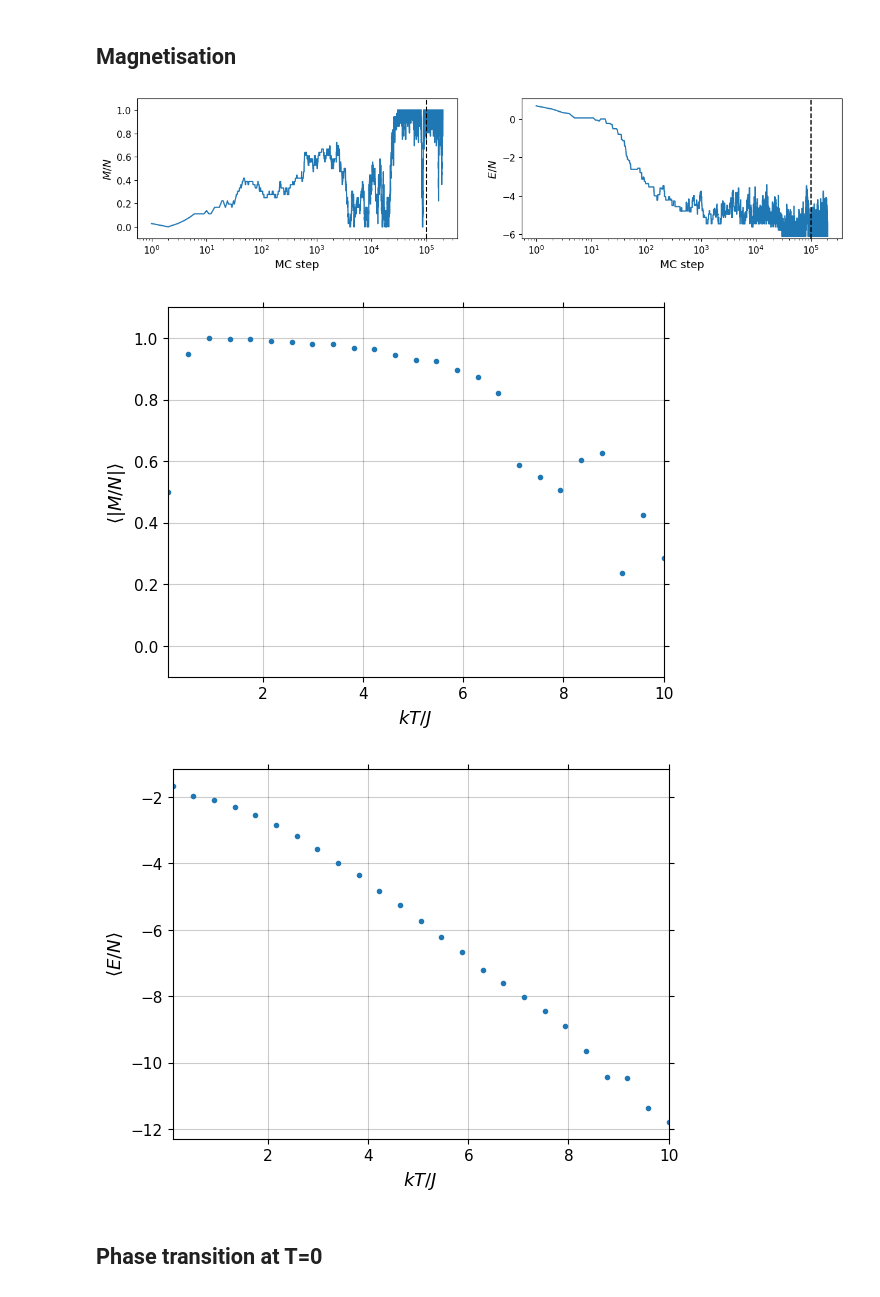
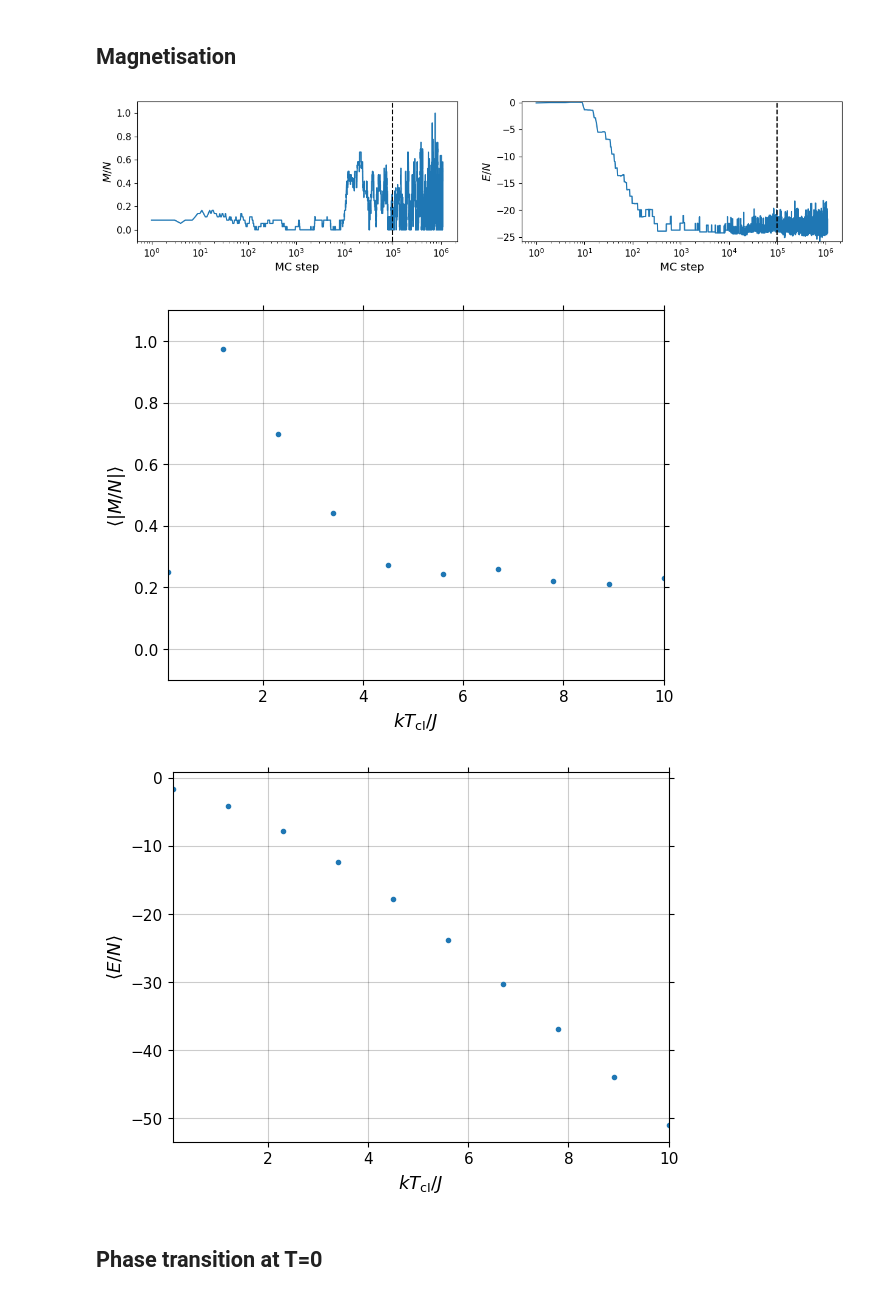
Before and after one commit to MathieuFerey/Transerve-Ising-Model, a Jupyter notebook: Transverse_Ising.ipynb, the cells around one changed output. Cells and saved outputs as stored; diff of their text form; code cells hidden in the pictures.

```diff
--- a/Transverse_Ising.ipynb
+++ b/Transverse_Ising.ipynb
@@ -122,38 +119,38 @@ print(E,E2)
 # %%
 Nx, Ny, Nz = 3, 3, 8 # size of the lattice
 J = 1
 Gamma = 1
 
 Neq = 100000 # number of MC steps for equilibrium
-Nsteps = 100000 # number of MC sample for average
+Nsteps = 1000000 # number of MC sample for average
 
 
-T = np.linspace(0.1,10,25)
+T = np.linspace(0.1,10,10)
 
 M = np.zeros(len(T))
 E = np.zeros(len(T))
 
 
 for i in tqdm(range(len(T))) :
     t = T[i]
     plot_MC = False
     if i == len(T)//2 : plot_MC = True
     Mt,Et = MC_configurations(Nx,Ny,Nz,J,Gamma,1/t,Neq,Nsteps,plot_MC=plot_MC)
     M[i] = np.sum(Mt)/Nsteps
     E[i] = np.sum(Et)/Nsteps
 
 
 create_plot(r'$kT_\mathrm{cl}/J$',r'$\langle |M/N|\rangle$',[T[0]/J,T[-1]/J],ylim=[-0.1,1.1])
 plt.plot(T/J,M/(Nx*Ny*Nz),'.')
 
 create_plot(r'$kT_\mathrm{cl}/J$',r'$\langle E/N\rangle$',[T[0]/J,T[-1]/J])
 plt.plot(T/J,E/(Nx*Ny*Nz),'.')
 
 plt.show()
 # %% [output]
-[figure, old version]
+[figure, new version]
-[figure, old version]
+[figure, new version]
-[figure, old version]
+[figure, new version]
 # %% [markdown]
 ## Phase transition at T=0
 # %%
```
Also changed, not shown: parts of 2 cells of this notebook, 1 other file.
